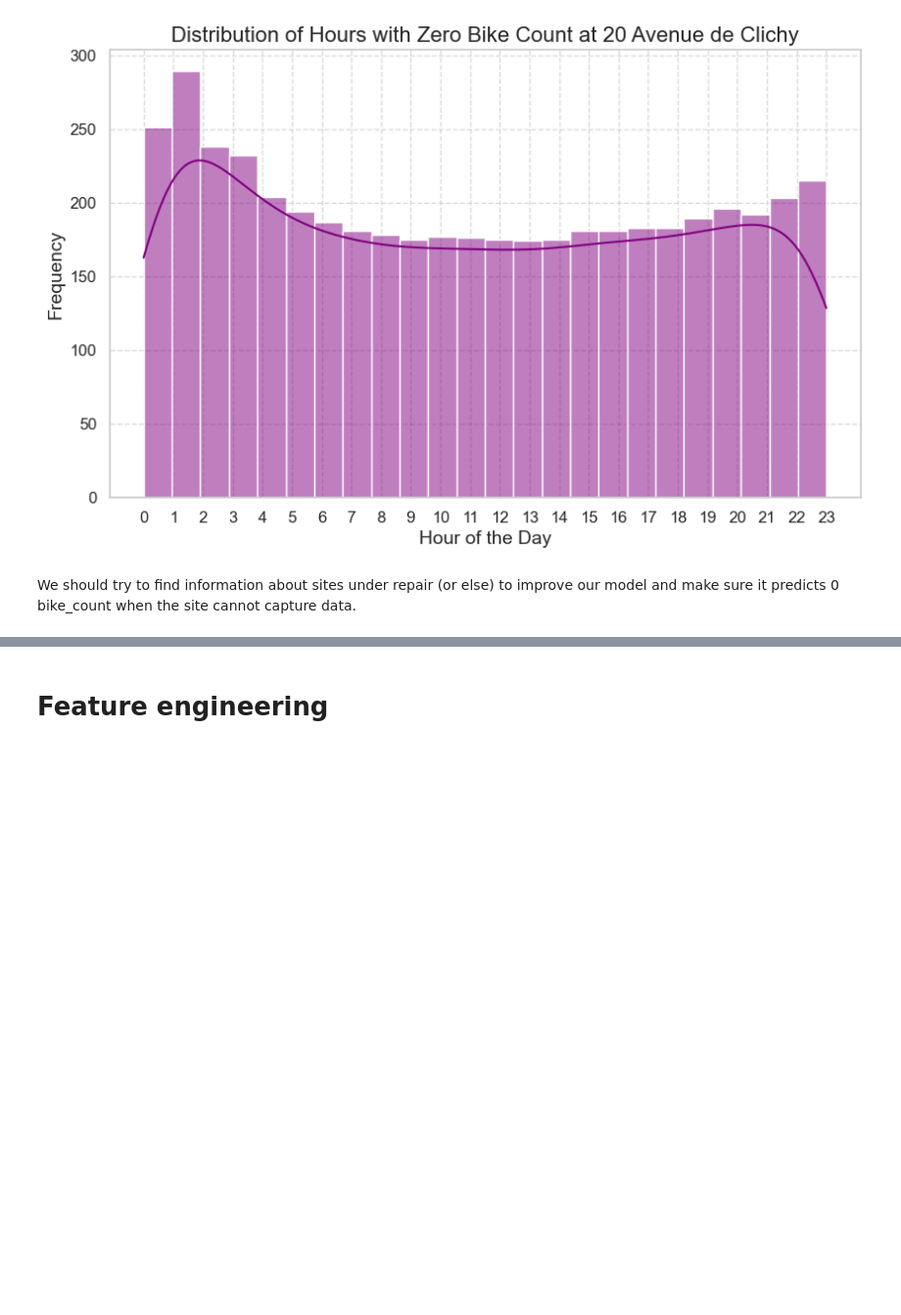
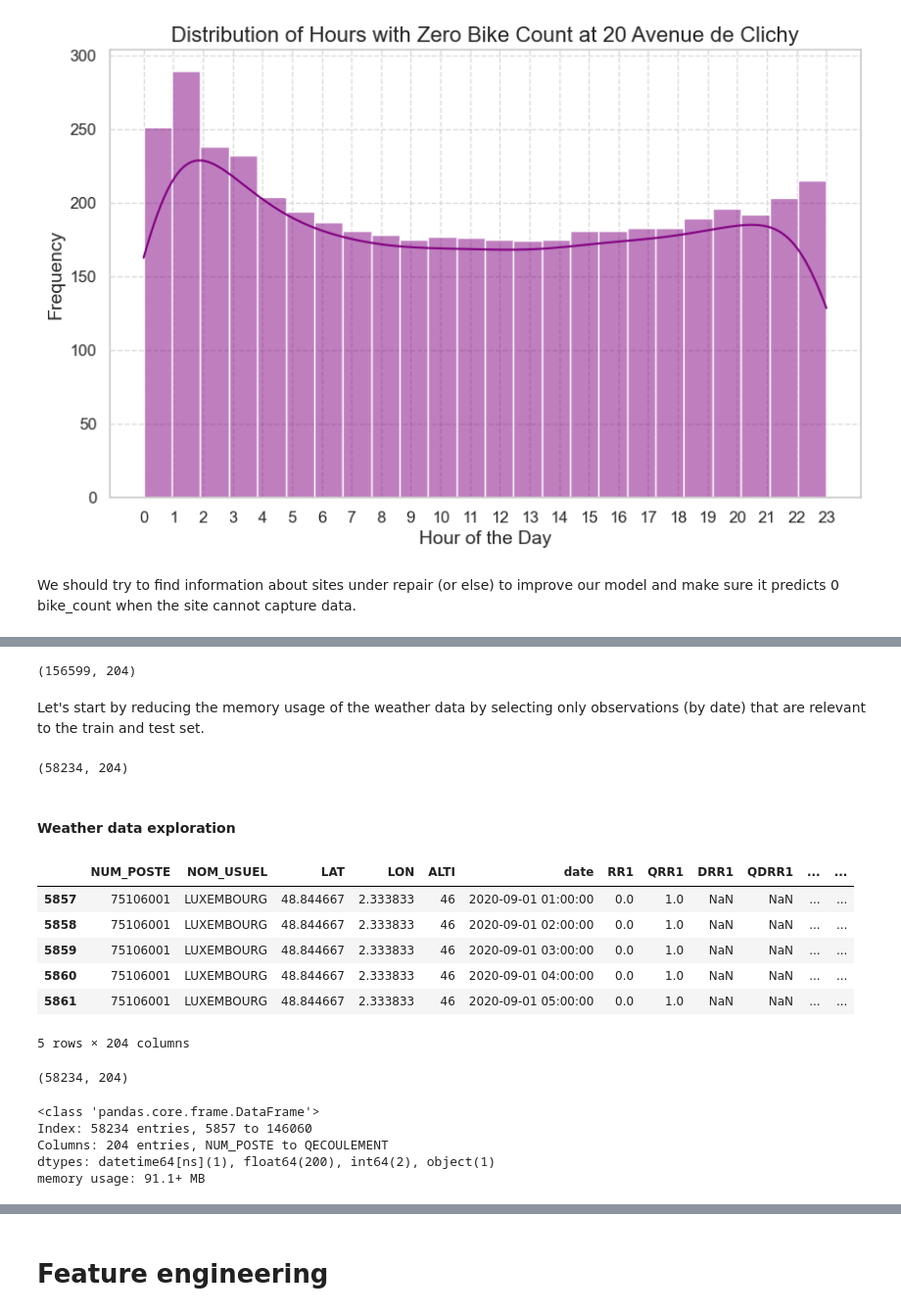
Before and after one commit to p-haas/bike_counters, a Jupyter notebook: WIP/eda_notebook.ipynb, the cells around one changed output, grey strips where cells are left out. Shown at 98% size. Saved outputs shown, nothing was run; the diff lists cells and outputs as text; code cells hidden in the pictures; blank space fills up the shorter version.

```diff
--- a/WIP/eda_notebook.ipynb
+++ b/WIP/eda_notebook.ipynb
@@ -283,0 +284,6 @@ We should try to find information about sites under repair (or else) to improve
+# %%
+weather.shape
+# %% [output]
+(156599, 204)
+# %% [markdown]
+Let's start by reducing the memory usage of the weather data by selecting only observations (by date) that are relevant to the train and test set.
@@ -283,0 +292,28 @@ We should try to find information about sites under repair (or else) to improve
+# %%
+weather.shape
+# %% [output]
+(58234, 204)
+# %% [markdown]
+#### Weather data exploration
+# %%
+weather.head()
+# %% [output]
+|  | NUM_POSTE | NOM_USUEL | LAT | LON | ALTI | date | RR1 | QRR1 | DRR1 | QDRR1 | ... | ... |
+| 5857 | 75106001 | LUXEMBOURG | 48.844667 | 2.333833 | 46 | 2020-09-01 01:00:00 | 0.0 | 1.0 | NaN | NaN | ... | ... |
+| 5858 | 75106001 | LUXEMBOURG | 48.844667 | 2.333833 | 46 | 2020-09-01 02:00:00 | 0.0 | 1.0 | NaN | NaN | ... | ... |
+| 5859 | 75106001 | LUXEMBOURG | 48.844667 | 2.333833 | 46 | 2020-09-01 03:00:00 | 0.0 | 1.0 | NaN | NaN | ... | ... |
+| 5860 | 75106001 | LUXEMBOURG | 48.844667 | 2.333833 | 46 | 2020-09-01 04:00:00 | 0.0 | 1.0 | NaN | NaN | ... | ... |
+| 5861 | 75106001 | LUXEMBOURG | 48.844667 | 2.333833 | 46 | 2020-09-01 05:00:00 | 0.0 | 1.0 | NaN | NaN | ... | ... |
+5 rows × 204 columns
+# %%
+weather.shape
+# %% [output]
+(58234, 204)
+# %%
+weather.info()
+# %% [output]
+<class 'pandas.core.frame.DataFrame'>
+Index: 58234 entries, 5857 to 146060
+Columns: 204 entries, NUM_POSTE to QECOULEMENT
+dtypes: datetime64[ns](1), float64(200), int64(2), object(1)
+memory usage: 91.1+ MB
```
Also changed, not shown: parts of 32 cells of this notebook, 2 other files.
